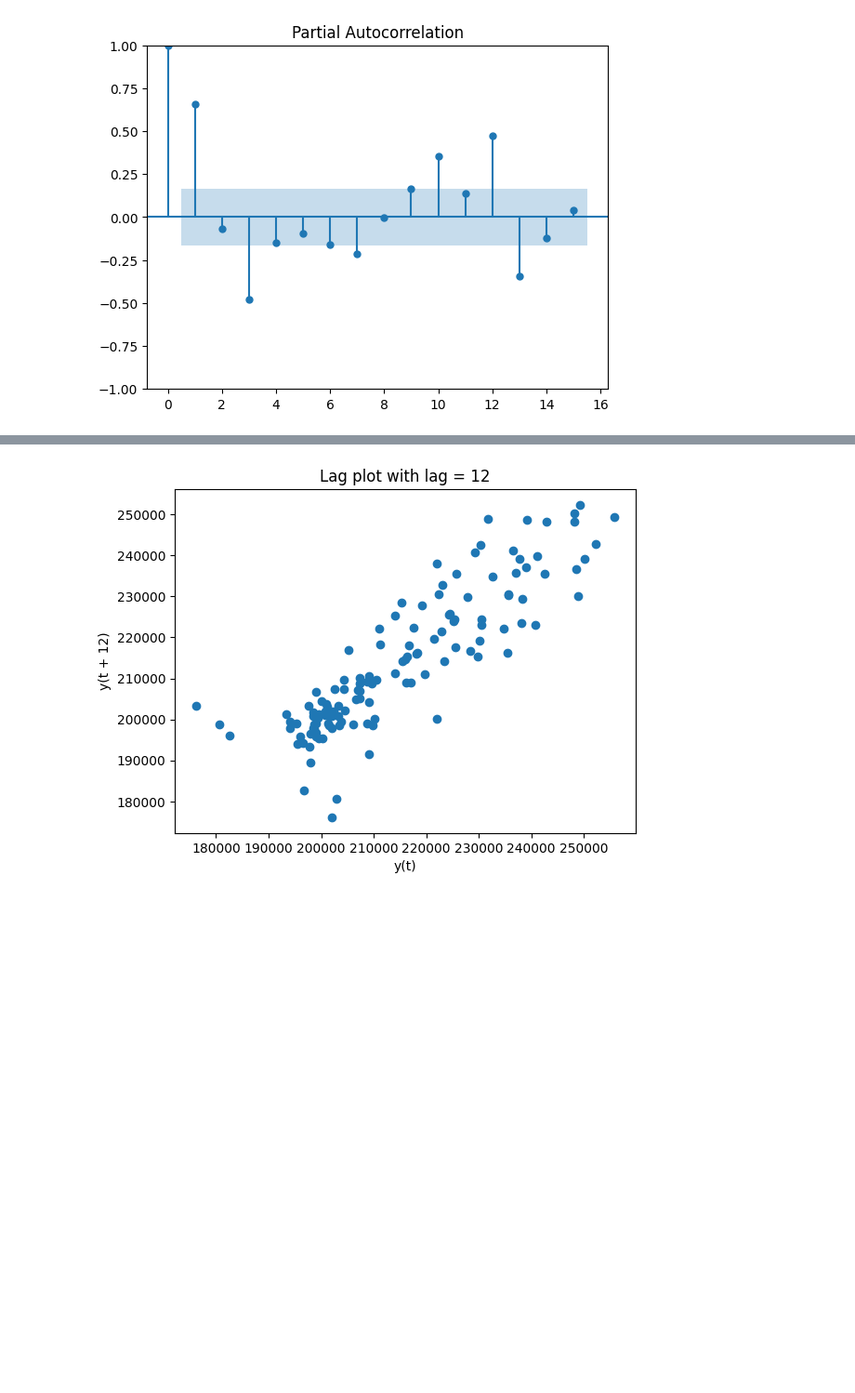
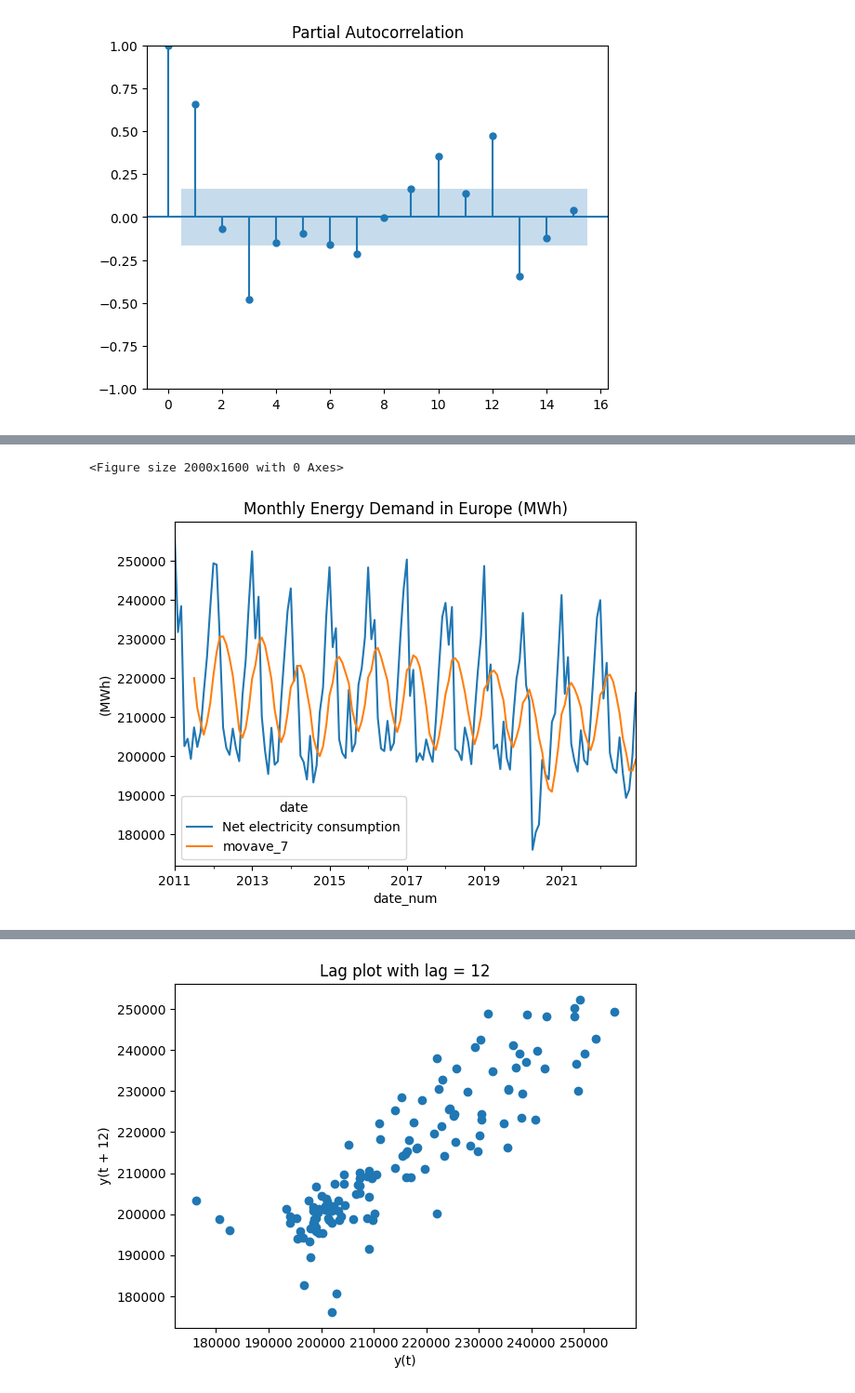
Before and after one commit to lilyhuong/FinE, a Jupyter notebook: Report_final_project_NGUYEN_Thi_Huong.ipynb, the cells around one changed output, grey strips where cells are left out. Shown at 93% size. Cells and saved outputs as stored; diff of their text form; code cells hidden in the pictures; blank space fills up the shorter version.

```diff
--- a/Report_final_project_NGUYEN_Thi_Huong.ipynb
+++ b/Report_final_project_NGUYEN_Thi_Huong.ipynb
@@ -207,0 +254,18 @@ pyplot.show()
+# %%
+analyse["year"] = analyse.index.year
+analyse["qtr"] = analyse.index.quarter
+analyse["mon"] = analyse.index.month
+analyse["week"] = analyse.index.week
+analyse["day"] = analyse.index.weekday
+analyse["ix"] = range(0,len(analyse))
+analyse[["movave_7", "movstd_7"]] = analyse["Net electricity consumption"].rolling(7).agg([np.mean, np.std])
+analyse[["movave_30", "movstd_30"]] = analyse["Net electricity consumption"].rolling(30).agg([np.mean, np.std])
+analyse[["movave_90", "movstd_90"]] = analyse["Net electricity consumption"].rolling(90).agg([np.mean, np.std])
+
+plt.figure(figsize=(20,16))
+analyse[["Net electricity consumption", "movave_7"]].plot(title="Monthly Energy Demand in Europe (MWh)")
+plt.ylabel("(MWh)")
+plt.show()
+# %% [output]
+<Figure size 2000x1600 with 0 Axes>
+[figure, added]
```
Also changed, not shown: parts of 12 cells of this notebook.
